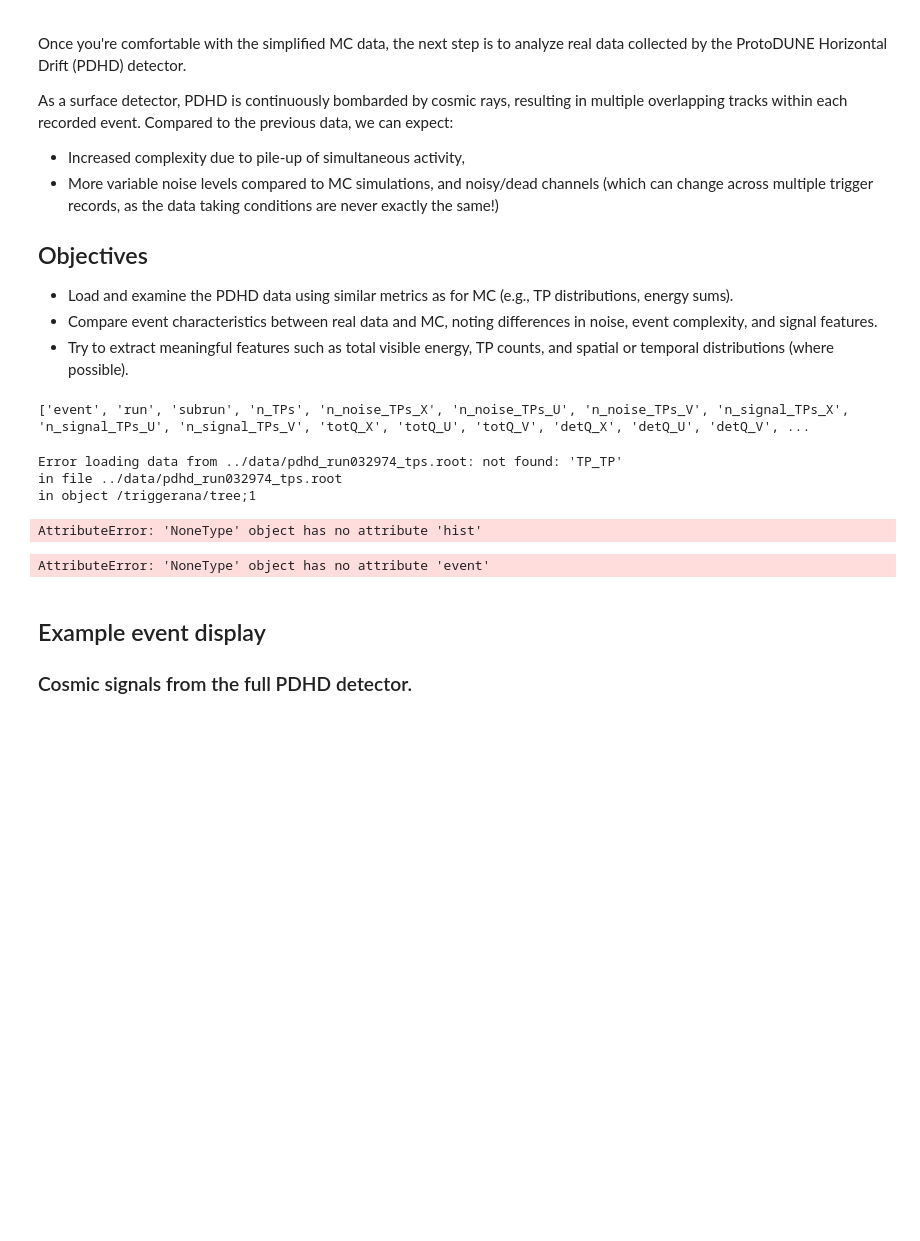
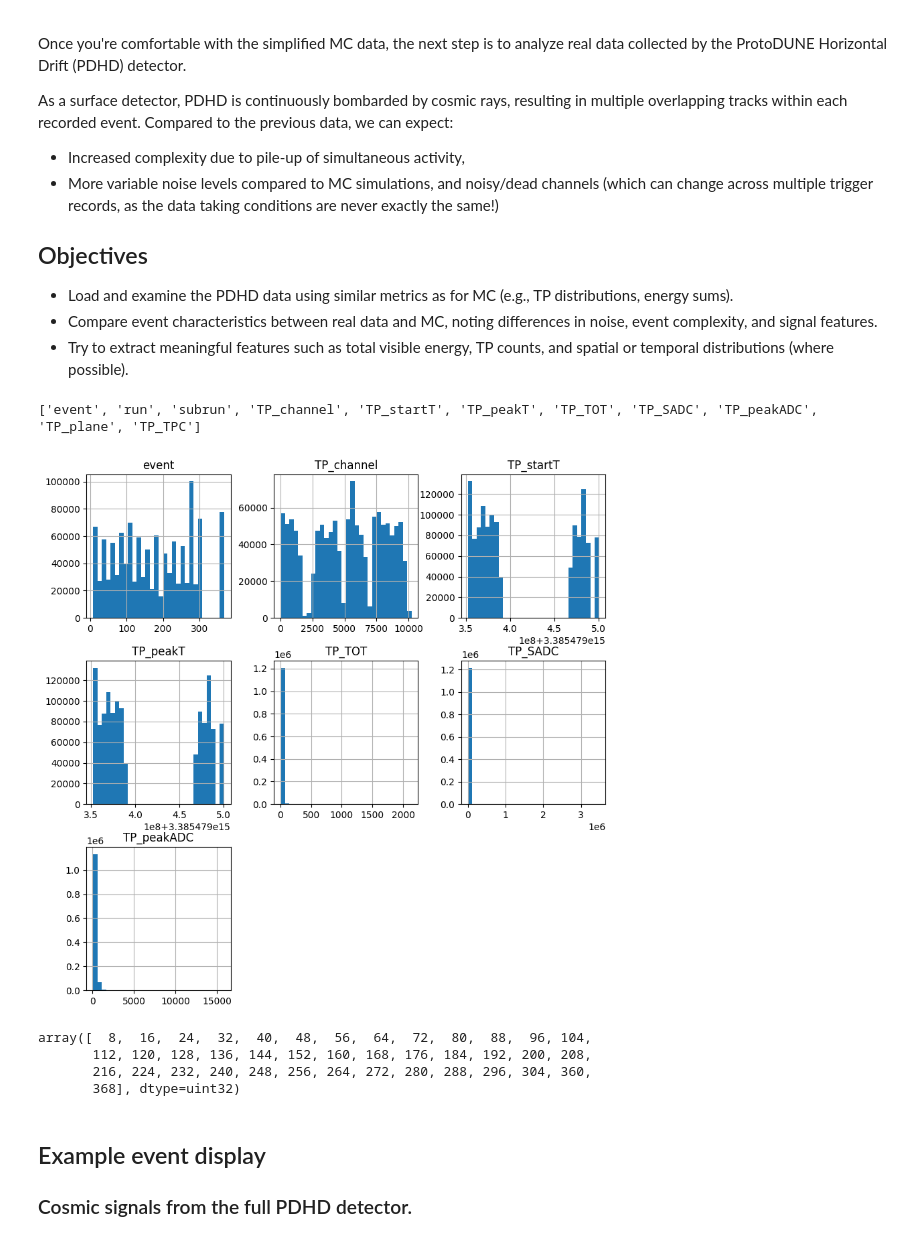
Before and after one commit to JuliaFavaro/SS25_TP_ProtoDUNE, a Jupyter notebook: src/RUN_test.ipynb, the cells around one changed output. Cells and saved outputs as stored; diff of their text form; code cells hidden in the pictures; blank space fills up the shorter version.

```diff
--- a/src/RUN_test.ipynb
+++ b/src/RUN_test.ipynb
@@ -23,13 +23,13 @@ import warnings
 # %matplotlib widget
 warnings.filterwarnings('ignore') # Ignore warnings for cleaner output
 
-filepath = "../data/muons_simtps_pdhd_n100.root"
+filepath = "../data/pdhd_run032974_tps.root"
 
 with uproot.open(filepath) as file:
     tree = file["triggerana/tree"]  # Adjust the path if your tree is elsewhere
     print(tree.keys())  # This prints all branch names in the tree
 # %% [output]
-['event', 'run', 'subrun', 'n_TPs', 'n_noise_TPs_X', 'n_noise_TPs_U', 'n_noise_TPs_V', 'n_signal_TPs_X', 'n_signal_TPs_U', 'n_signal_TPs_V', 'totQ_X', 'totQ_U', 'totQ_V', 'detQ_X', 'detQ_U', 'detQ_V', ...
+['event', 'run', 'subrun', 'TP_channel', 'TP_startT', 'TP_peakT', 'TP_TOT', 'TP_SADC', 'TP_peakADC', 'TP_plane', 'TP_TPC']
 # %%
 #instead of using all the branches, we can specify which ones we want to read
 def load_data(filepath, branch_names, max_events=3000):
@@ -44,23 +44,25 @@ def load_data(filepath, branch_names, max_events=3000):
         return None
 
 # name of branches in the TTree to read into the pandas df
-TP_BRANCHES = ["event", "TP_channel", "TP_startT", "TP_peakT", "TP_peakADC", "TP_SADC", "TP_plane", "TP_TP", 'TP_signal'] #visible signal  - trigger primitives
+TP_BRANCHES = ['event', 'run', 'subrun', 'TP_channel', 'TP_startT', 'TP_peakT', 'TP_TOT', 'TP_SADC', 'TP_peakADC', 'TP_plane', 'TP_TPC'] #visible signal  - trigger primitives
 # %%
 #Let's load the data from run 32974
 df = load_data("../data/pdhd_run032974_tps.root", TP_BRANCHES, 1000)
-df.hist(figsize= (10,10), bins =40)
+ignore_cols=["subrun", "run", "TP_TPC", "TP_plane", "TP_TPC"]
+df_filtered = df.drop(columns=ignore_cols, errors='ignore')
+df_filtered[df_filtered.TP_TOT > 2].hist(figsize=(10, 10), bins=30)
 plt.show()
 # %% [output]
-Error loading data from ../data/pdhd_run032974_tps.root: not found: 'TP_TP'
-in file ../data/pdhd_run032974_tps.root
-in object /triggerana/tree;1
-AttributeError: 'NoneType' object has no attribute 'hist'
+[figure, added]
 # %%
 #Let's see what event IDs exist in the file
 triggers = df.event.unique()
 triggers
 # %% [output]
-AttributeError: 'NoneType' object has no attribute 'event'
+array([  8,  16,  24,  32,  40,  48,  56,  64,  72,  80,  88,  96, 104,
+       112, 120, 128, 136, 144, 152, 160, 168, 176, 184, 192, 200, 208,
+       216, 224, 232, 240, 248, 256, 264, 272, 280, 288, 296, 304, 360,
+       368], dtype=uint32)
 # %% [markdown]
 ## Example event display
 
```
Also changed, not shown: parts of 1 cell of this notebook.
